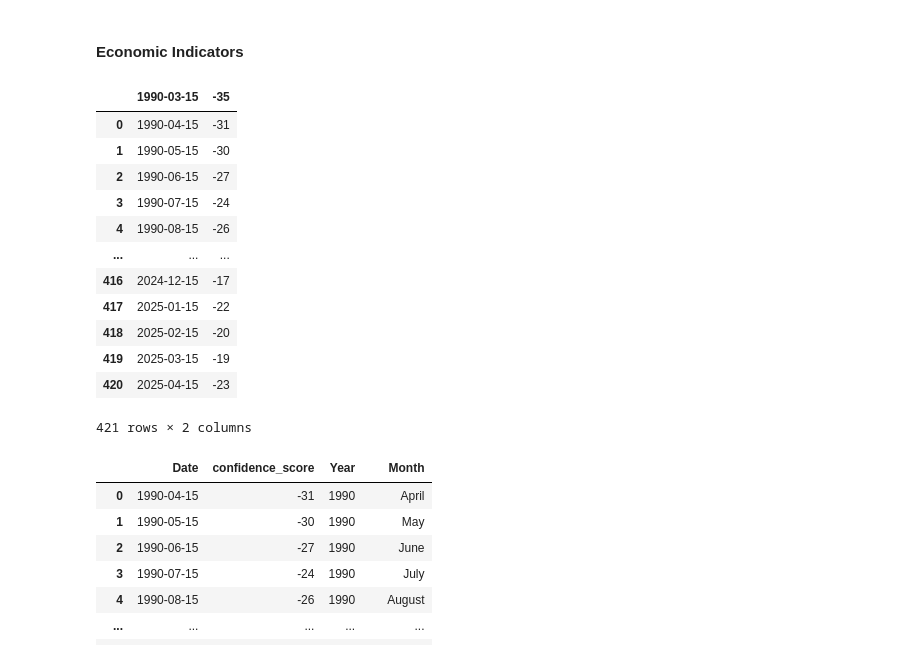
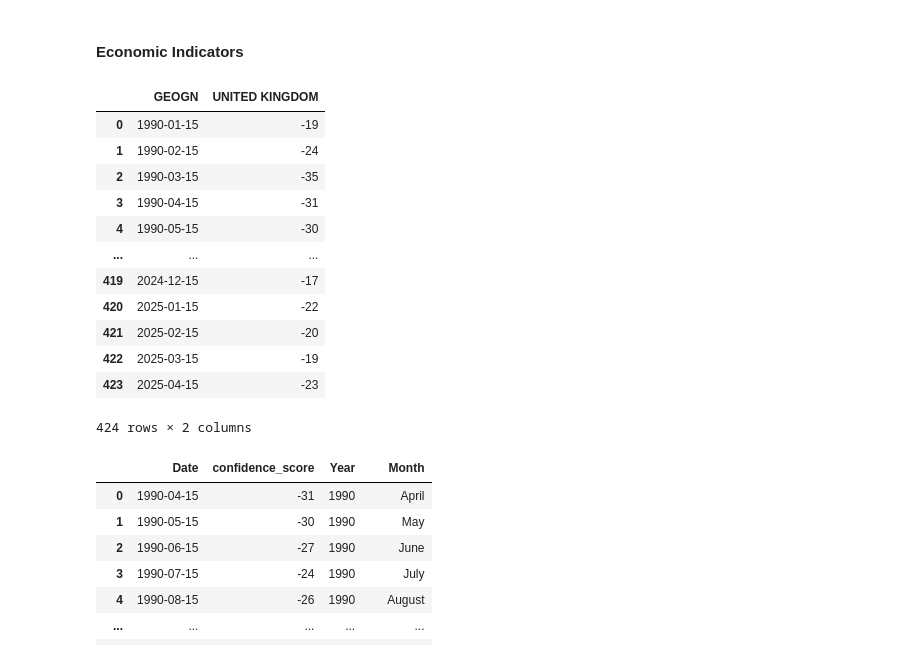
Before and after one commit to gamzebb/group-project, a Jupyter notebook: BankSpeeches_StarterCode-10.ipynb, the cells around one changed output. Drawn from its saved outputs; the diff is of its cells as text; code cells hidden in the pictures.

```diff
--- a/BankSpeeches_StarterCode-10.ipynb
+++ b/BankSpeeches_StarterCode-10.ipynb
@@ -1447,33 +1447,32 @@ plt.show()
 #### Economic Indicators
 # %%
 # Gamze's path
-##customer_confidence = pd.read_excel(
-##    r"C:\Users\gamze bozkurt omar\Desktop\Employer_Project\Consumer Confidence\Consumer Confidence\GfK Consumer Confidence.xlsx",
-##    skiprows=3
-##)
+customer_confidence = pd.read_excel(
+   r"C:\Users\gamze bozkurt omar\Desktop\Employer_Project\Consumer Confidence\Consumer Confidence\GfK Consumer Confidence.xlsx",
+   skiprows=3)
 
 
 # Elif's path
-customer_confidence = pd.read_csv(
-    r"C:\Users\elif\Desktop\LSE BoE project\economicdata\customer_confidence.xlsx",  # even if named .xlsx
-    skiprows=3
-)
+#customer_confidence = pd.read_csv(
+#    r"C:\Users\elif\Desktop\LSE BoE project\economicdata\customer_confidence.xlsx",  # even if named .xlsx
+#    skiprows=3
+#)
 
 customer_confidence
 # %% [output]
-|  | 1990-03-15 | -35 |
-| 0 | 1990-04-15 | -31 |
-| 1 | 1990-05-15 | -30 |
-| 2 | 1990-06-15 | -27 |
-| 3 | 1990-07-15 | -24 |
-| 4 | 1990-08-15 | -26 |
+|  | GEOGN | UNITED KINGDOM |
+| 0 | 1990-01-15 | -19 |
+| 1 | 1990-02-15 | -24 |
+| 2 | 1990-03-15 | -35 |
+| 3 | 1990-04-15 | -31 |
+| 4 | 1990-05-15 | -30 |
 | ... | ... | ... |
-| 416 | 2024-12-15 | -17 |
-| 417 | 2025-01-15 | -22 |
-| 418 | 2025-02-15 | -20 |
-| 419 | 2025-03-15 | -19 |
-| 420 | 2025-04-15 | -23 |
+| 419 | 2024-12-15 | -17 |
+| 420 | 2025-01-15 | -22 |
+| 421 | 2025-02-15 | -20 |
+| 422 | 2025-03-15 | -19 |
+| 423 | 2025-04-15 | -23 |
-421 rows × 2 columns
+424 rows × 2 columns
 # %%
 #Cleaning customer data
 #Drop completely empty rows and columns
```
Also changed, not shown: parts of 16 cells of this notebook, 18 other files.
